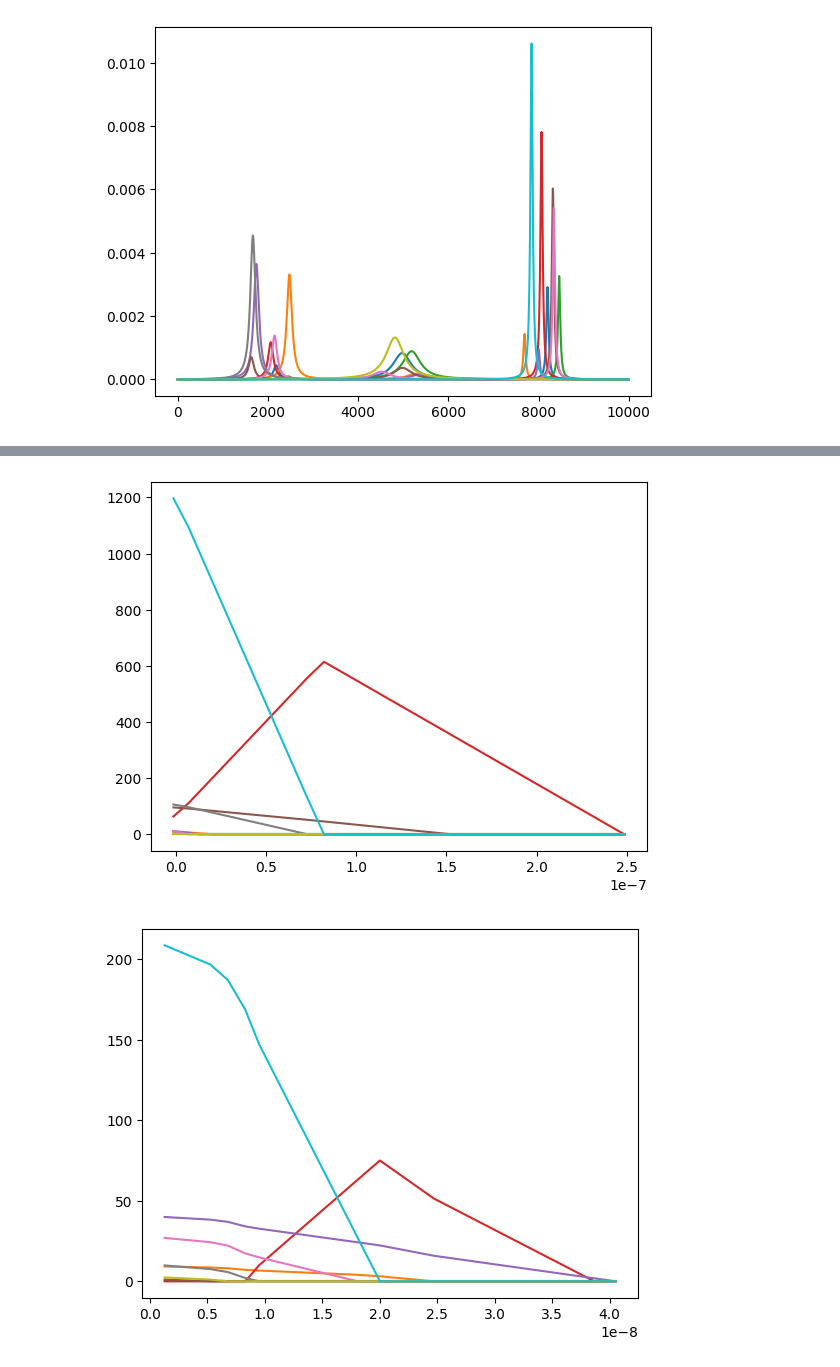
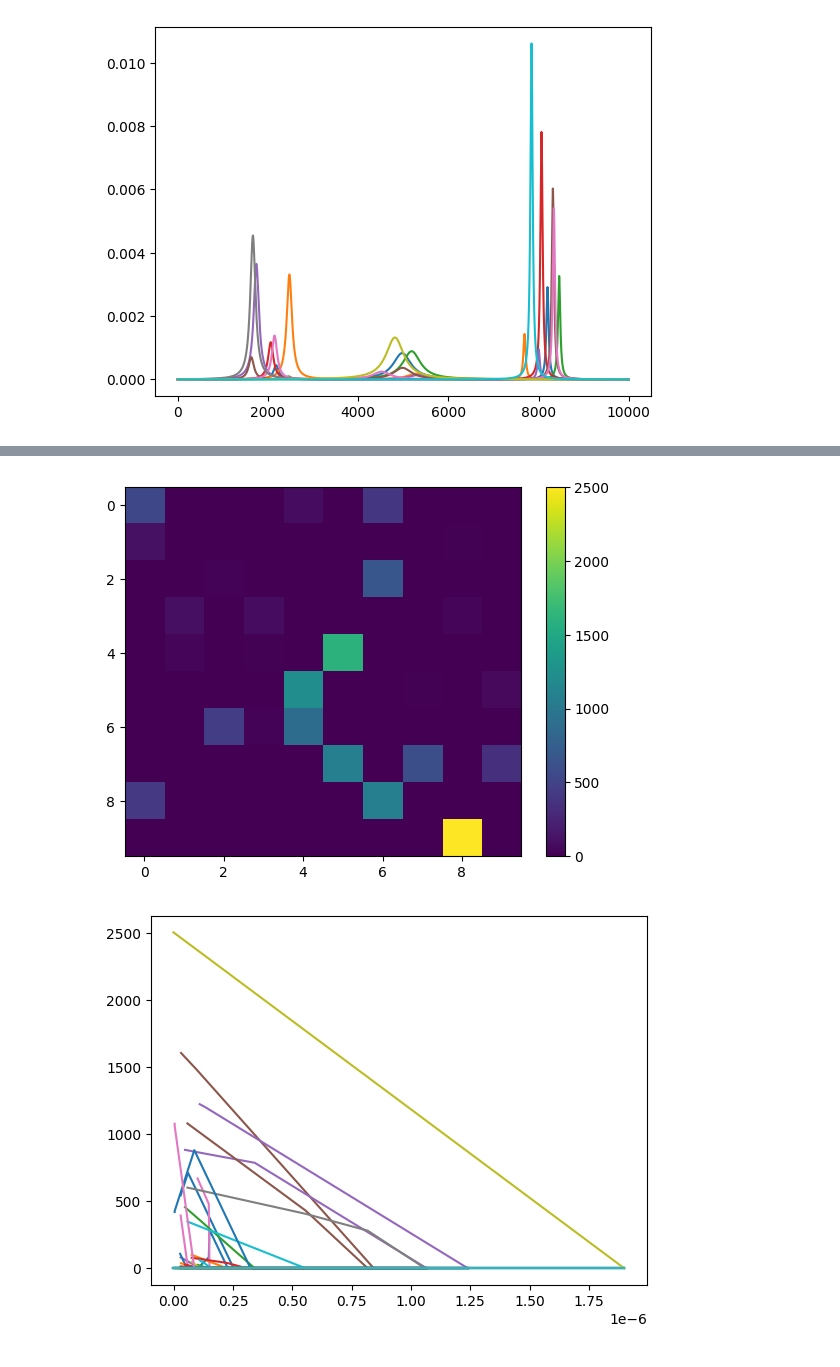
Before and after one commit to LucasEmcken/Bachelorprojekt, a Jupyter notebook: nlars.ipynb, the cells around one changed output, grey strips where cells are left out. Drawn from its saved outputs; the diff is of its cells as text; code cells hidden in the pictures.

Commit message:
NLARS in hardmodelling

```diff
--- a/nlars.ipynb
+++ b/nlars.ipynb
@@ -213,9 +217,8 @@ epoch: 250, Loss: 0.004734528660596523, Tau: 5543.2384036770422
 # %%
-def calc_scoring(X, H):
-    global XtX, Xty
+def calc_scoring(X, H, inc_path=False, maxK=np.inf):
     paths, lambdas = [], []
     W = np.zeros((X.shape[0], H.shape[0]))
-    print(W.shape)
+    #print(W.shape)
     for i in range(X.shape[0]):
         # print(i)
         XtX = H @ H.T
@@ -224,7 +227,7 @@ def calc_scoring(X, H):
 
         # print(XtX, Xty)
 
-        W[i,:], path, lambda_ = NLARS(XtX, Xty, inc_path=True)
+        W[i,:], path, lambda_ = NLARS(XtX, Xty, inc_path=inc_path, maxK=maxK)
         paths.append(path)
         lambdas.append(lambda_)
 
@@ -235,4 +238,4 @@ def calc_scoring(X, H):
     # beta, path, _ = NLARS(XtX, Xty)
     # return beta
 
-W_nlar, paths, lambdas = calc_scoring(X, H_hyb)
+W_nlar, paths, lambdas = calc_scoring(X, H_hyb, inc_path=True, maxK=3)
@@ -257,8 +242,12 @@ W_nlar, paths, lambdas = calc_scoring(X, H_hyb)
 # %%
 #plot path over lambda
+plt.imshow(W_nlar, aspect='auto')
+plt.colorbar()
+plt.show()
+
 for i in range(len(paths)):
     plt.plot(lambdas[i], paths[i].T)
-    plt.show()
+plt.show()
 # %% [output]
-[figure, old version]
+[figure, new version]
-[figure, old version]
+[figure, new version]
```
Also changed, not shown: parts of 6 cells of this notebook, 2 other files.
